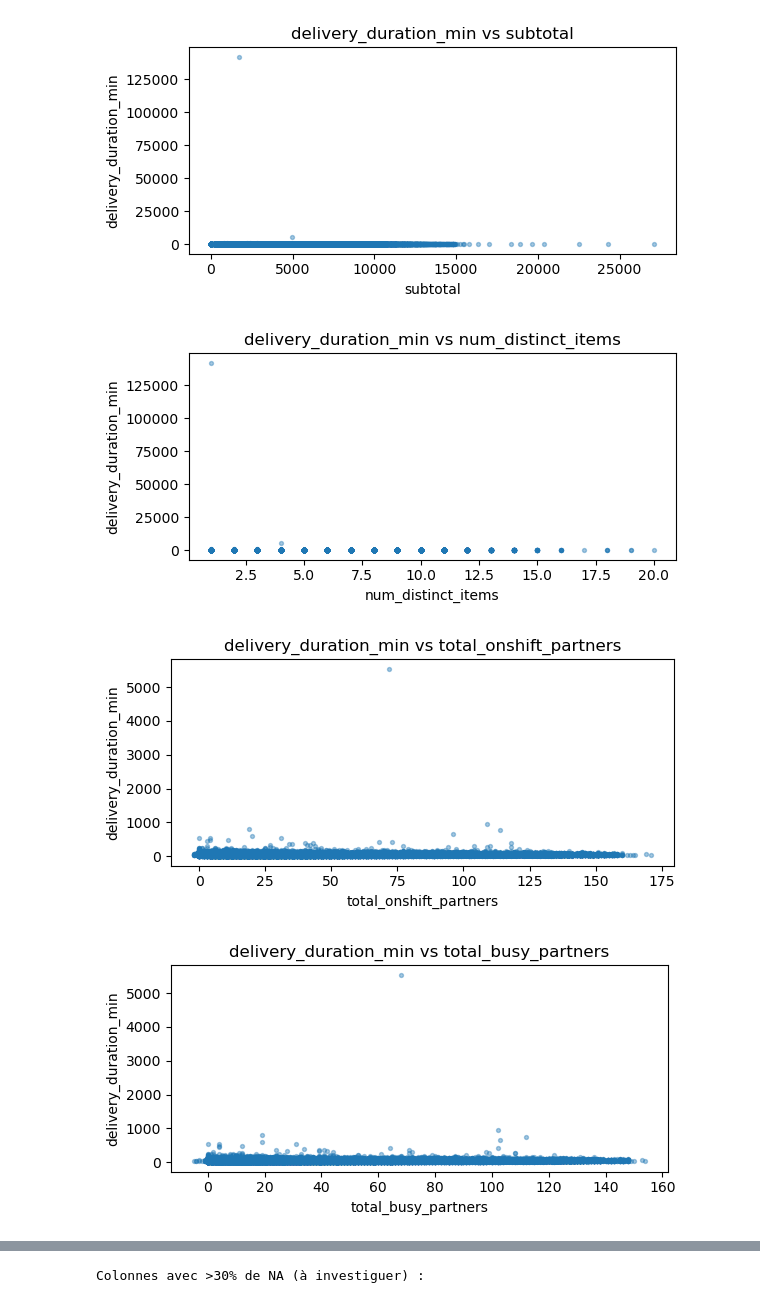
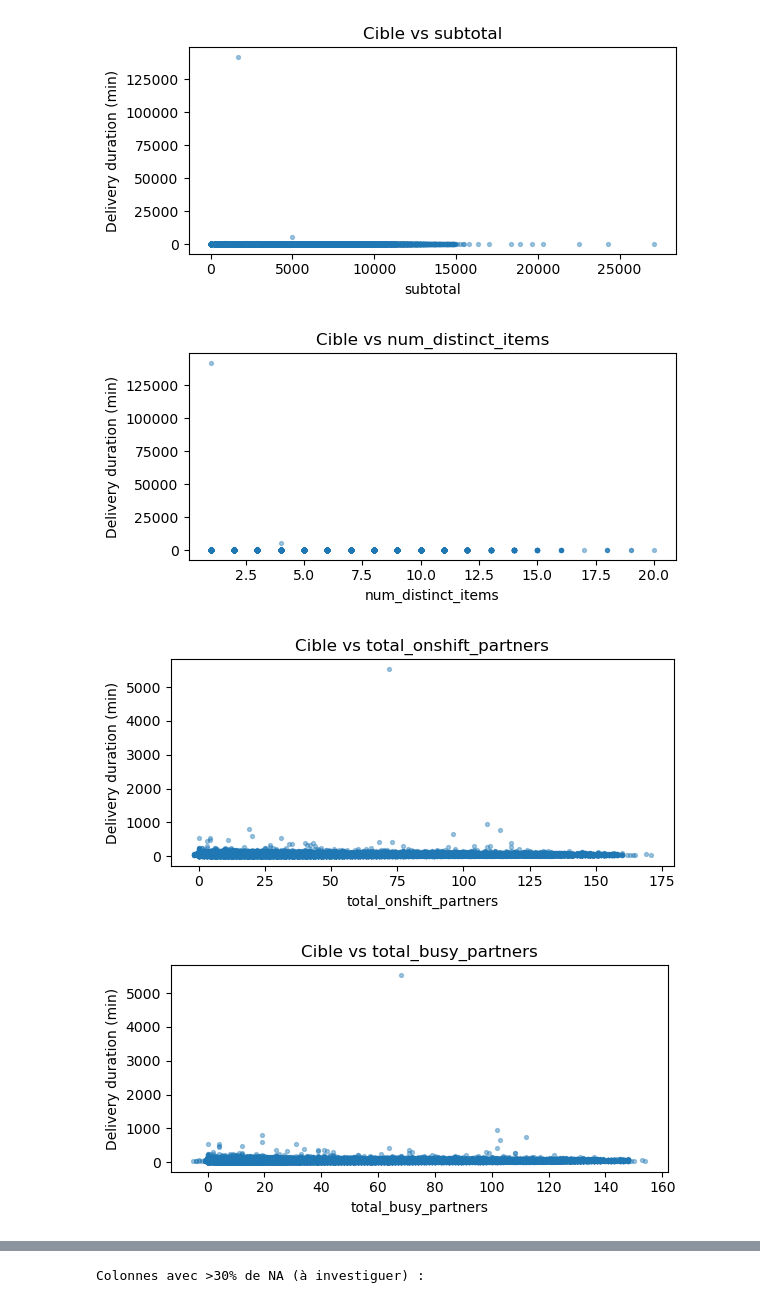
Before and after one commit to chamseddinedoulaEsprit/CRISP-DM-DataSet-Temps-de-livraison, a Jupyter notebook: datadelevry_data_understanding_full.ipynb, the cells around one changed output, grey strips where cells are left out. Drawn from its saved outputs; the diff is of its cells as text; code cells hidden in the pictures.

```diff
--- a/datadelevry_data_understanding_full.ipynb
+++ b/datadelevry_data_understanding_full.ipynb
@@ -175,14 +153,0 @@ Cette cellule convertit les dates, puis crée la variable cible `delivery_durati
-# %%
-
-# 5) Parser les dates et créer la variable cible delivery_duration_min (minutes)
-if 'created_at' in df.columns:
-    df['created_at'] = pd.to_datetime(df['created_at'], errors='coerce', infer_datetime_format=True)
-if 'actual_delivery_time' in df.columns:
-    df['actual_delivery_time'] = pd.to_datetime(df['actual_delivery_time'], errors='coerce', infer_datetime_format=True)
-
-if 'created_at' in df.columns and 'actual_delivery_time' in df.columns:
-    df['delivery_duration_min'] = (df['actual_delivery_time'] - df['created_at']).dt.total_seconds() / 60.0
-    print('Nombre de valeurs non-null target:', df['delivery_duration_min'].notna().sum())
-    display(df[['created_at','actual_delivery_time','delivery_duration_min']].head(8))
-else:
-    print("'created_at' ou 'actual_delivery_time' introuvable -> impossible de créer la cible.")
@@ -271,26 +293,38 @@ Cette cellule affiche l’histogramme de la variable cible et des scatter plots
 # %%
-
-# 8) Visualisations rapides
 import matplotlib.pyplot as plt
 
-# Histogramme cible
-if 'delivery_duration_min' in df.columns:
-    data = df['delivery_duration_min'].dropna()
+if 'created_at' in df.columns and 'actual_delivery_time' in df.columns:
+    # Conversion en datetime
+    created_at = pd.to_datetime(df['created_at'], errors='coerce')
+    actual_delivery_time = pd.to_datetime(df['actual_delivery_time'], errors='coerce')
+
+    # Variable cible calculée à la volée
+    target_temp = (actual_delivery_time - created_at).dt.total_seconds() / 60.0
+    data = target_temp.dropna()
+
+    # Histogramme cible
     plt.figure(figsize=(8,3))
     plt.hist(data, bins=80)
-    plt.title('Distribution de delivery_duration_min (minutes)')
+    plt.title('Distribution de la cible (minutes)')
     plt.xlabel('Minutes'); plt.ylabel('Count'); plt.tight_layout()
     plt.show()
+
+    # Percentiles
     print('Percentiles:')
     print(data.quantile([0.01,0.05,0.25,0.5,0.75,0.95,0.99]).to_dict())
 
-# Scatter target vs features
-features_to_plot = [c for c in ['total_items','subtotal','num_distinct_items','total_onshift_partners','total_busy_partners','total_outstanding_orders'] if c in df.columns]
-if 'delivery_duration_min' in df.columns and len(features_to_plot):
-    for c in features_to_plot:
-        plt.figure(figsize=(6,3))
-        plt.scatter(df[c], df['delivery_duration_min'], s=8, alpha=0.4)
-        plt.title(f'delivery_duration_min vs {c}')
-        plt.xlabel(c); plt.ylabel('delivery_duration_min')
-        plt.tight_layout(); plt.show()
+    # Scatter target vs features
+    features_to_plot = [c for c in ['total_items','subtotal','num_distinct_items',
+                                   'total_onshift_partners','total_busy_partners',
+                                   'total_outstanding_orders'] if c in df.columns]
+
+    if len(features_to_plot):
+        for c in features_to_plot:
+            plt.figure(figsize=(6,3))
+            plt.scatter(df[c], target_temp, s=8, alpha=0.4)
+            plt.title(f'Cible vs {c}')
+            plt.xlabel(c); plt.ylabel('Delivery duration (min)')
+            plt.tight_layout(); plt.show()
+else:
+    print("'created_at' ou 'actual_delivery_time' manquant → impossible d'analyser la cible.")
 # %% [output]
@@ -301,4 +335,4 @@ Percentiles:
-[figure, old version]
+[figure, new version]
-[figure, old version]
+[figure, new version]
-[figure, old version]
+[figure, new version]
-[figure, old version]
+[figure, new version]
```
Also changed, not shown: parts of 59 cells of this notebook, 2 other files.
